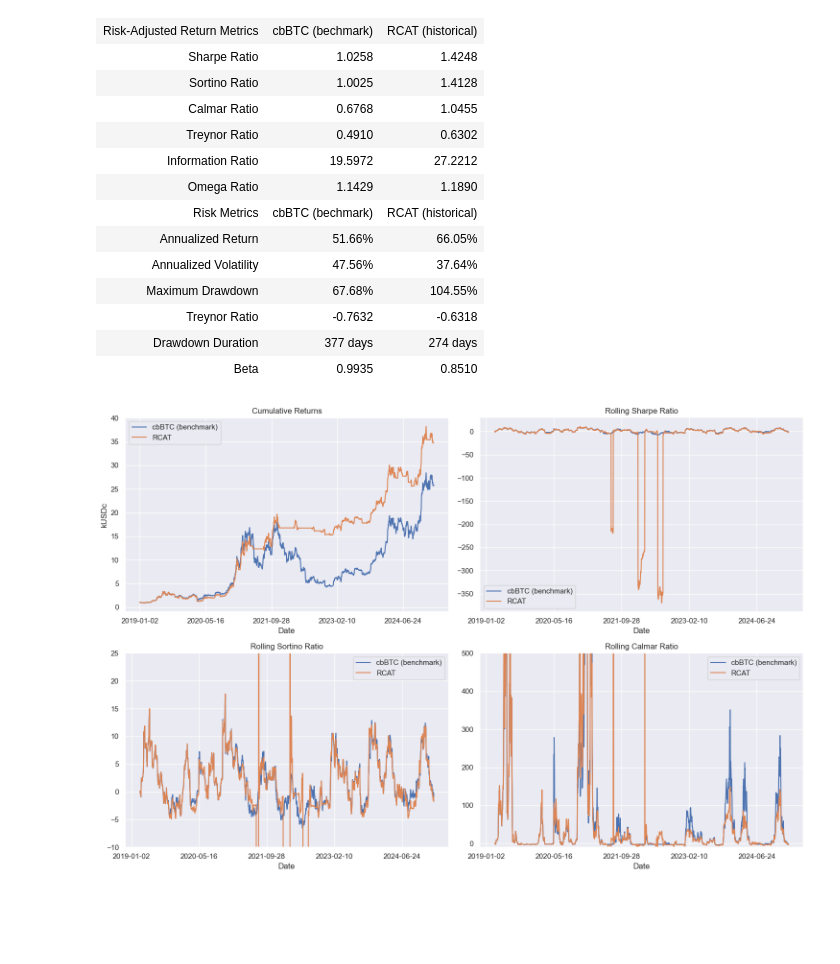
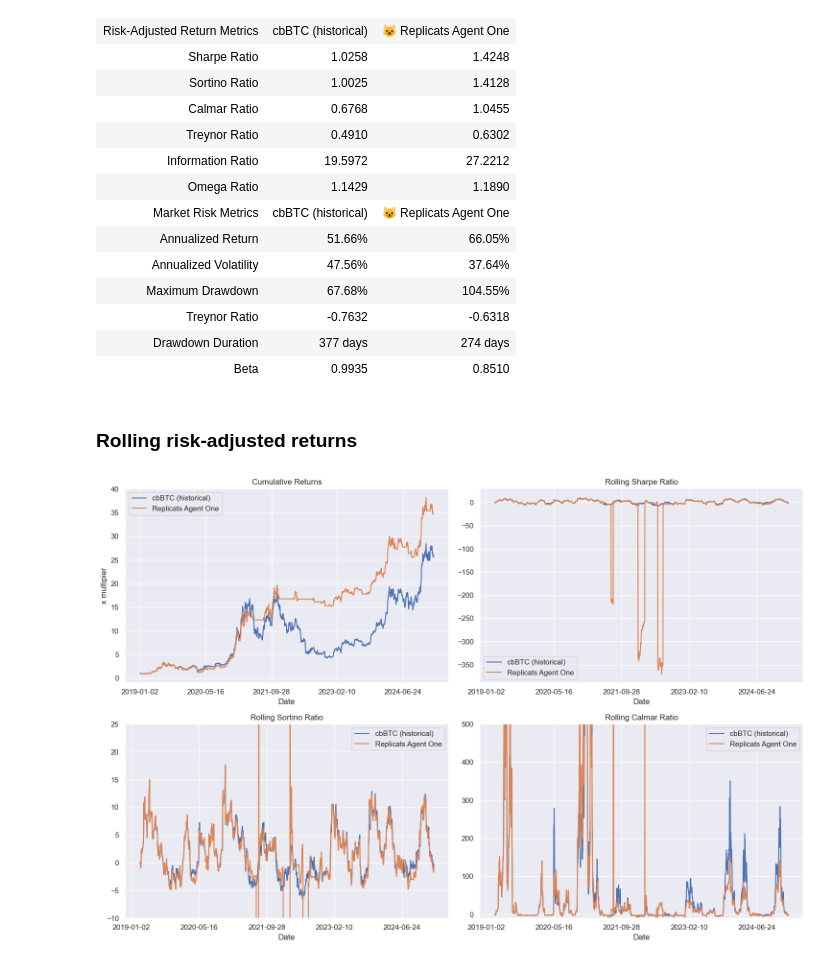
Before and after one commit to replicatsai/replicats-sample-backtest, a Jupyter notebook: backtests.ipynb, the cells around one changed output. Cells and saved outputs as stored; diff of their text form; code cells hidden in the pictures; blank space fills up the shorter version.

```diff
--- a/backtests.ipynb
+++ b/backtests.ipynb
@@ -57,7 +134,7 @@ ratios_RCAT = calculate_ratios(df['RCAT.ln'], risk_free_rate=rf, rolling_window=
 
 import tabulate
 data = [
-    ['Risk-Adjusted Return Metrics', 'cbBTC (bechmark)','RCAT (historical)'],
+    ['Risk-Adjusted Return Metrics', 'cbBTC (historical)','😺 Replicats Agent One'],
     ['Sharpe Ratio', f'{ratios_cbBTC['sharpe_ratio']:.4f}', f'{ratios_RCAT['sharpe_ratio']:.4f}'],
     ['Sortino Ratio', f'{ratios_cbBTC['sortino_ratio']:.4f}', f'{ratios_RCAT['sortino_ratio']:.4f}'],
     ['Calmar Ratio', f'{ratios_cbBTC['calmar_ratio']:.4f}', f'{ratios_RCAT['calmar_ratio']:.4f}'],
@@ -65,7 +142,7 @@ data = [
     ['Information Ratio', f'{ratios_cbBTC['information_ratio']:.4f}', f'{ratios_RCAT['information_ratio']:.4f}'],
     ['Omega Ratio', f'{ratios_cbBTC['omega_ratio']:.4f}', f'{ratios_RCAT['omega_ratio']:.4f}'],
 
-    ['Risk Metrics','cbBTC (bechmark)','RCAT (historical)'],
+    ['Market Risk Metrics','cbBTC (historical)','😺 Replicats Agent One'],
     ['Annualized Return', f'{ratios_cbBTC['annualized_return']:.2%}', f'{ratios_RCAT['annualized_return']:.2%}'],
     ['Annualized Volatility', f'{ratios_cbBTC['annualized_volatility']:.2%}', f'{ratios_RCAT['annualized_volatility']:.2%}'],
     ['Maximum Drawdown', f'{ratios_cbBTC['calmar_ratio']:.2%}', f'{ratios_RCAT['calmar_ratio']:.2%}'],
@@ -75,43 +152,45 @@ data = [
 ]
 display(tabulate.tabulate(data, tablefmt='html'))
 # %% [output]
-| Risk-Adjusted Return Metrics | cbBTC (bechmark) | RCAT (historical) |
+| Risk-Adjusted Return Metrics | cbBTC (historical) | 😺 Replicats Agent One |
 | Sharpe Ratio | 1.0258 | 1.4248 |
 | Sortino Ratio | 1.0025 | 1.4128 |
 | Calmar Ratio | 0.6768 | 1.0455 |
 | Treynor Ratio | 0.4910 | 0.6302 |
 | Information Ratio | 19.5972 | 27.2212 |
 | Omega Ratio | 1.1429 | 1.1890 |
-| Risk Metrics | cbBTC (bechmark) | RCAT (historical) |
+| Market Risk Metrics | cbBTC (historical) | 😺 Replicats Agent One |
 | Annualized Return | 51.66% | 66.05% |
 | Annualized Volatility | 47.56% | 37.64% |
 | Maximum Drawdown | 67.68% | 104.55% |
 | Treynor Ratio | -0.7632 | -0.6318 |
 | Drawdown Duration | 377 days | 274 days |
 | Beta | 0.9935 | 0.8510 |
+# %% [markdown]
+### Rolling risk-adjusted returns
 # %%
 fig, ((ax1, ax2), (ax3, ax4)) = plt.subplots(2, 2, figsize=(15, 10))
 
 # Plot cumulative returns
 df['cbBTC'].plot(ax=ax1, title='Cumulative Returns')
 df['RCAT'].plot(ax=ax1)
-ax1.set_ylabel('kUSDc')
-ax1.legend(["cbBTC (benchmark)", "RCAT"], loc='upper left')
+ax1.set_ylabel('x multipier')
+ax1.legend(["cbBTC (historical)", "Replicats Agent One"], loc='upper left')
 
 # Plot rolling ratios
 ratios_cbBTC['rolling_sharpe_ratio'].plot(ax=ax2, title='Rolling Sharpe Ratio')
 ratios_RCAT['rolling_sharpe_ratio'].plot(ax=ax2)
-ax2.legend(["cbBTC (benchmark)", "RCAT"])
+ax2.legend(["cbBTC (historical)", "Replicats Agent One"])
 
 ratios_cbBTC['rolling_sortino_ratio'].plot(ax=ax3, title='Rolling Sortino Ratio')
 ratios_RCAT['rolling_sortino_ratio'].plot(ax=ax3, ylim=(-10, 25))
-ax3.legend(["cbBTC (benchmark)", "RCAT"])
+ax3.legend(["cbBTC (historical)", "Replicats Agent One"])
 
 ratios_cbBTC['rolling_calmar_ratio'].plot(ax=ax4, title='Rolling Calmar Ratio')
 ratios_RCAT['rolling_calmar_ratio'].plot(ax=ax4, ylim=(-10, 500))
-ax4.legend(["cbBTC (benchmark)", "RCAT"])
+ax4.legend(["cbBTC (historical)", "Replicats Agent One"])
 
 plt.tight_layout()
 plt.show()
 # %% [output]
-[figure, old version]
+[figure, new version]
```
Also changed, not shown: parts of 19 cells of this notebook, 2 other files.
